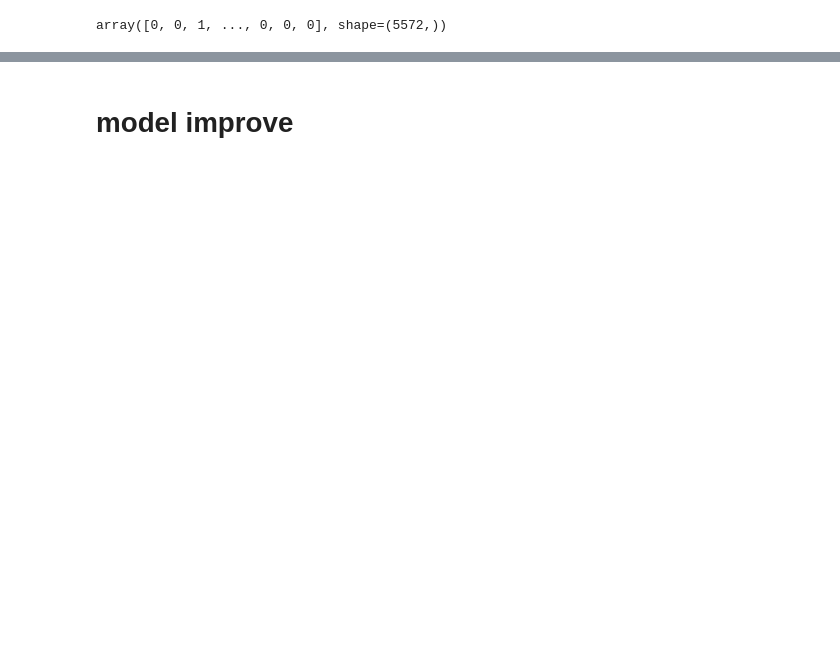
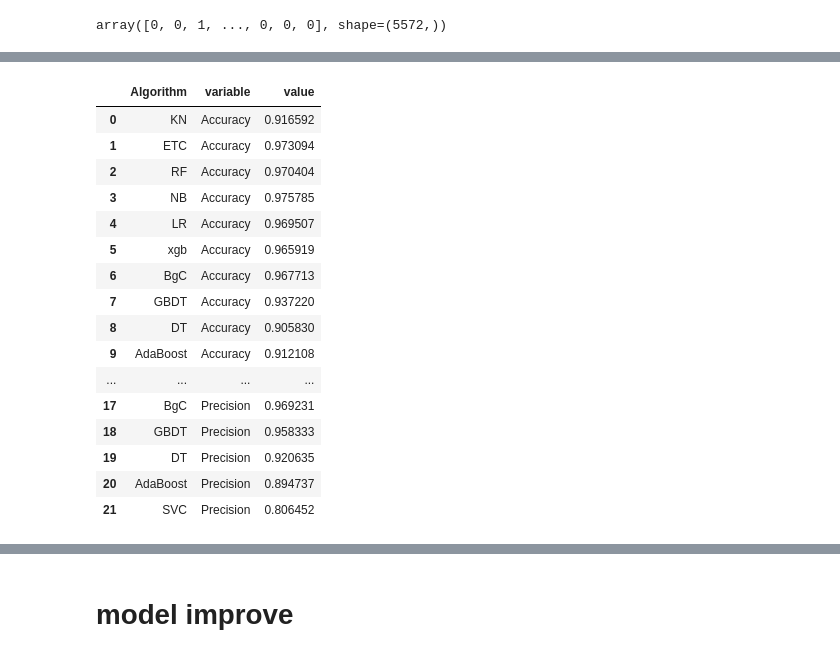
Before and after one commit to khushi-2828/mlfisrtproject, a Jupyter notebook: src/notebook/Untitled.ipynb, the cells around one changed output, grey strips where cells are left out. Cells and saved outputs as stored; diff of their text form; code cells hidden in the pictures; blank space fills up the shorter version.

```diff
--- a/src/notebook/Untitled.ipynb
+++ b/src/notebook/Untitled.ipynb
@@ -609 +623,21 @@ performance_df
+# %%
+performance_df1
+# %% [output]
+|  | Algorithm | variable | value |
+| 0 | KN | Accuracy | 0.916592 |
+| 1 | ETC | Accuracy | 0.973094 |
+| 2 | RF | Accuracy | 0.970404 |
+| 3 | NB | Accuracy | 0.975785 |
+| 4 | LR | Accuracy | 0.969507 |
+| 5 | xgb | Accuracy | 0.965919 |
+| 6 | BgC | Accuracy | 0.967713 |
+| 7 | GBDT | Accuracy | 0.937220 |
+| 8 | DT | Accuracy | 0.905830 |
+| 9 | AdaBoost | Accuracy | 0.912108 |
+| ... | ... | ... | ... |
+| 17 | BgC | Precision | 0.969231 |
+| 18 | GBDT | Precision | 0.958333 |
+| 19 | DT | Precision | 0.920635 |
+| 20 | AdaBoost | Precision | 0.894737 |
+| 21 | SVC | Precision | 0.806452 |
 # %%
```
Also changed, not shown: parts of 42 cells of this notebook, 4 other files.
